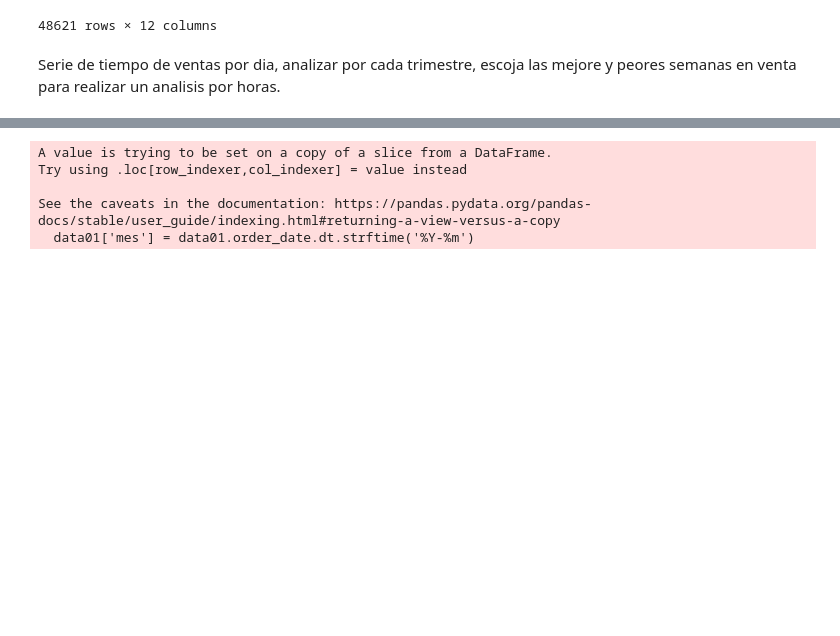
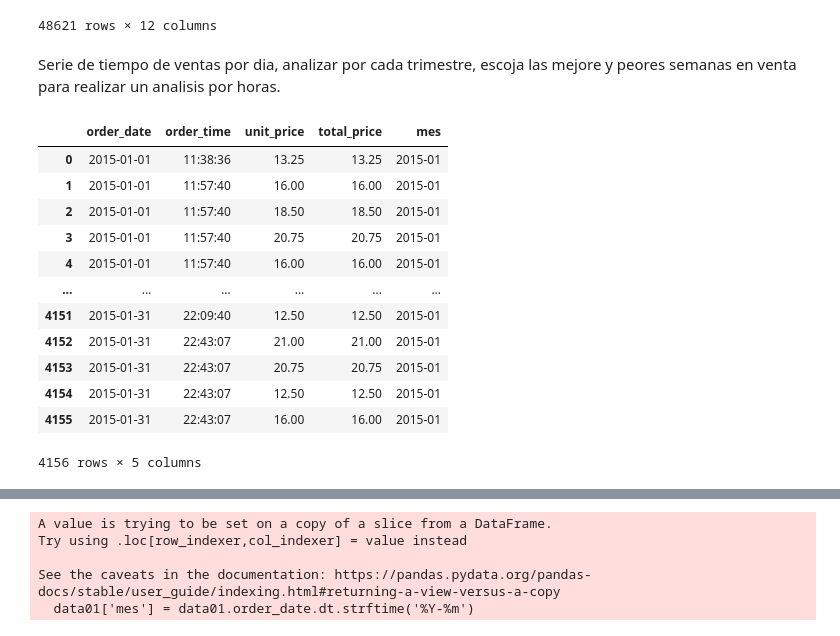
Before and after one commit to James25Frank21/roboticataller1, a Jupyter notebook: DataAnalysis.ipynb, the cells around one changed output, grey strips where cells are left out. Drawn from its saved outputs; the diff is of its cells as text; code cells hidden in the pictures; blank space fills up the shorter version.

```diff
--- a/DataAnalysis.ipynb
+++ b/DataAnalysis.ipynb
@@ -121,3 +121,20 @@ data_pizza
 Serie de tiempo de ventas por dia, analizar por cada trimestre, escoja las mejore y peores semanas en venta para realizar un analisis por horas.
 # %%
 data01 = data_pizza[['order_date', 'order_time', 'unit_price', 'total_price']]
+# %%
+mes_deseado = data01[data01['order_date'].dt.month == 1]
+mes_deseado
+# %% [output]
+|  | order_date | order_time | unit_price | total_price | mes |
+| 0 | 2015-01-01 | 11:38:36 | 13.25 | 13.25 | 2015-01 |
+| 1 | 2015-01-01 | 11:57:40 | 16.00 | 16.00 | 2015-01 |
+| 2 | 2015-01-01 | 11:57:40 | 18.50 | 18.50 | 2015-01 |
+| 3 | 2015-01-01 | 11:57:40 | 20.75 | 20.75 | 2015-01 |
+| 4 | 2015-01-01 | 11:57:40 | 16.00 | 16.00 | 2015-01 |
+| ... | ... | ... | ... | ... | ... |
+| 4151 | 2015-01-31 | 22:09:40 | 12.50 | 12.50 | 2015-01 |
+| 4152 | 2015-01-31 | 22:43:07 | 21.00 | 21.00 | 2015-01 |
+| 4153 | 2015-01-31 | 22:43:07 | 20.75 | 20.75 | 2015-01 |
+| 4154 | 2015-01-31 | 22:43:07 | 12.50 | 12.50 | 2015-01 |
+| 4155 | 2015-01-31 | 22:43:07 | 16.00 | 16.00 | 2015-01 |
+4156 rows × 5 columns
```
Also changed, not shown: parts of 1 cell of this notebook.
